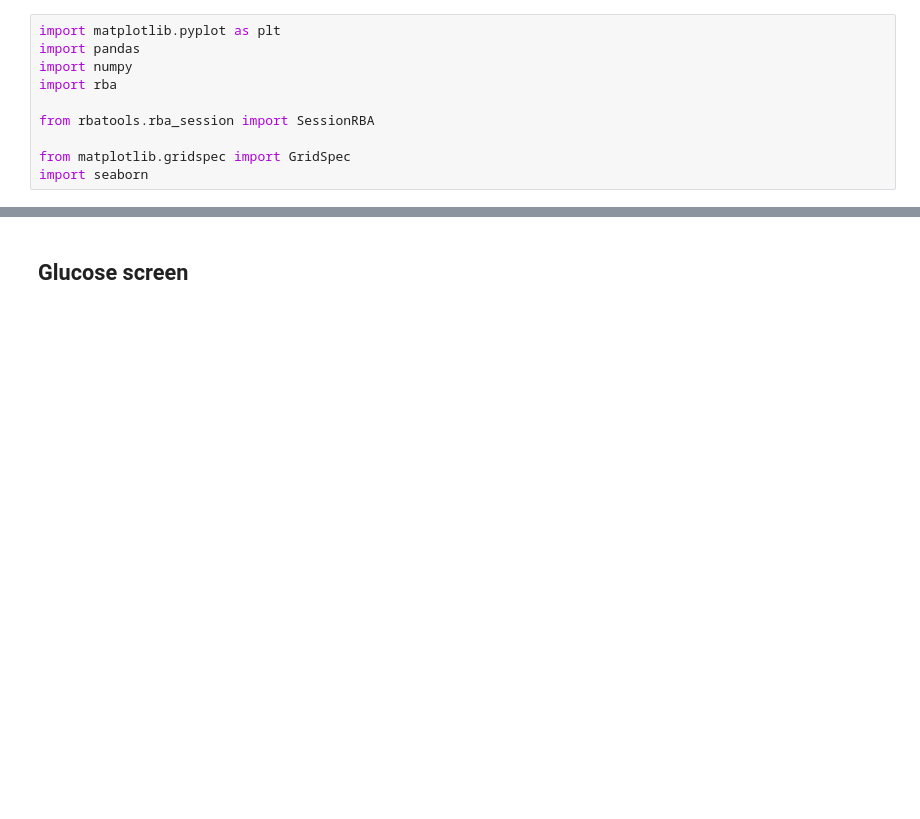
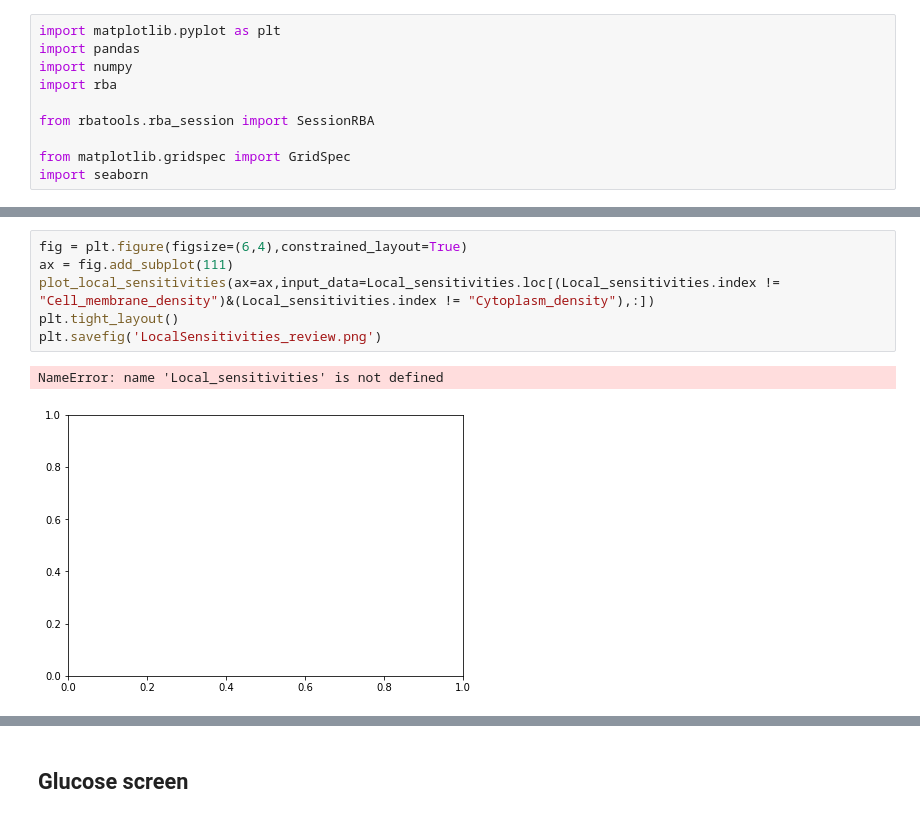
Before and after one commit to SysBioInra/rbatools, a Jupyter notebook: figure_for_manuscript/Fig_rbatools_Manuscript.ipynb, the cells around one changed output, grey strips where cells are left out. Drawn from its saved outputs; the diff is of its cells as text; blank space fills up the shorter version.

```diff
--- a/figure_for_manuscript/Fig_rbatools_Manuscript.ipynb
+++ b/figure_for_manuscript/Fig_rbatools_Manuscript.ipynb
@@ -33,0 +134,9 @@ contrast_line_color="#454555"
+# %%
+fig = plt.figure(figsize=(6,4),constrained_layout=True)
+ax = fig.add_subplot(111)
+plot_local_sensitivities(ax=ax,input_data=Local_sensitivities.loc[(Local_sensitivities.index != "Cell_membrane_density")&(Local_sensitivities.index != "Cytoplasm_density"),:])
+plt.tight_layout()
+plt.savefig('LocalSensitivities_review.png')
+# %% [output]
+NameError: name 'Local_sensitivities' is not defined
+[figure, added]
```
Also changed, not shown: parts of 57 cells of this notebook, 4 other files.
